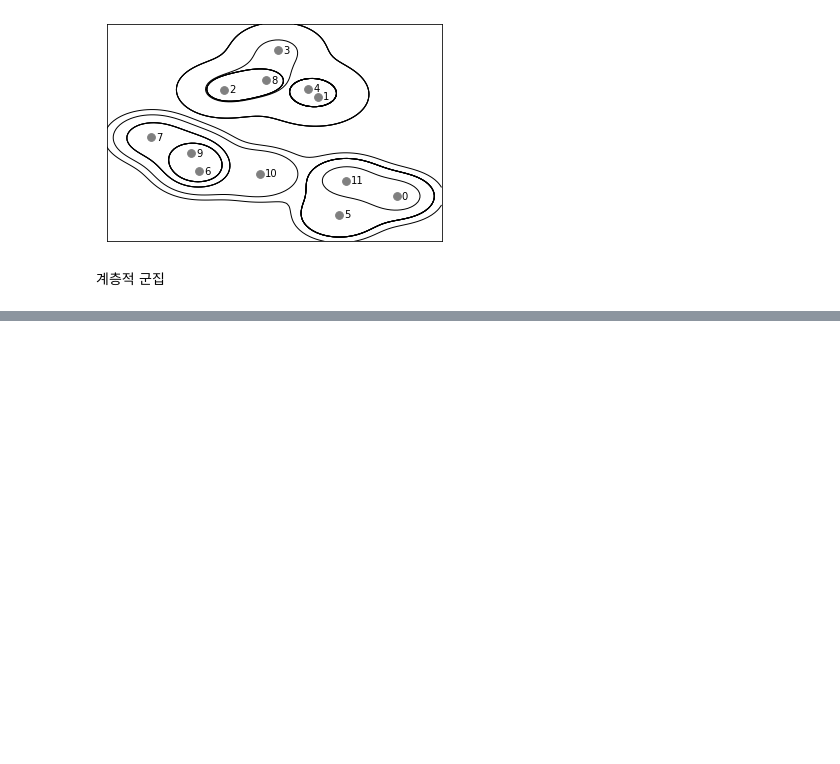
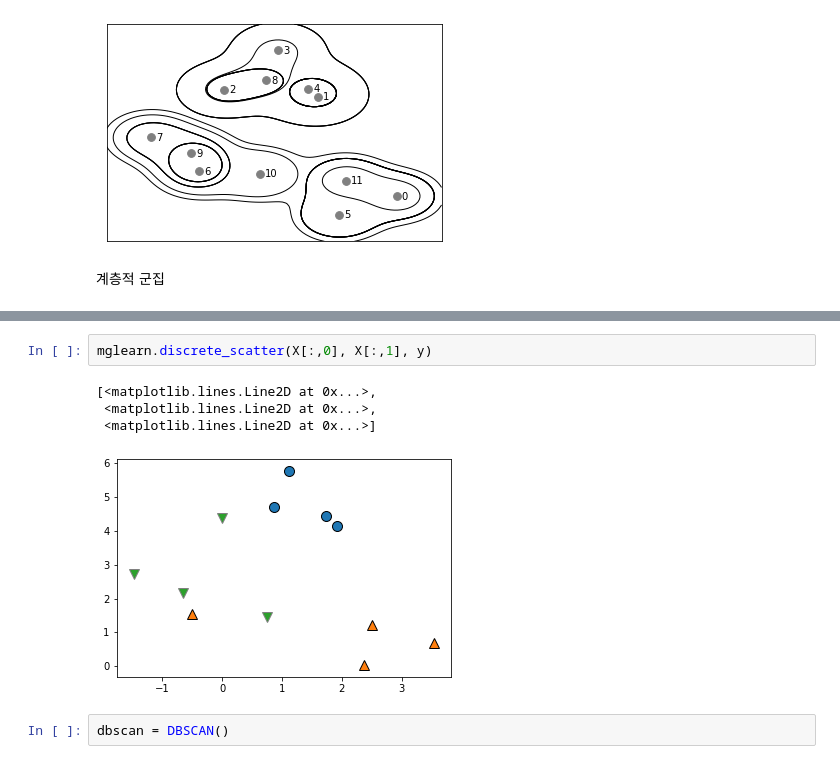
Before and after one commit to waldbear4/Python_2021, a Jupyter notebook: 20210624 KMEANS.ipynb, the cells around one changed output, grey strips where cells are left out. Cells and saved outputs as stored; diff of their text form; blank space fills up the shorter version.

```diff
--- a/20210624 KMEANS.ipynb
+++ b/20210624 KMEANS.ipynb
@@ -275,0 +307,9 @@ mglearn.plots.plot_agglomerative()
+# %%
+mglearn.discrete_scatter(X[:,0], X[:,1], y)
+# %% [output]
+[<matplotlib.lines.Line2D at 0x...>,
+ <matplotlib.lines.Line2D at 0x...>,
+ <matplotlib.lines.Line2D at 0x...>]
+[figure, added]
+# %%
+dbscan = DBSCAN()
```
Also changed, not shown: parts of 16 cells of this notebook.
